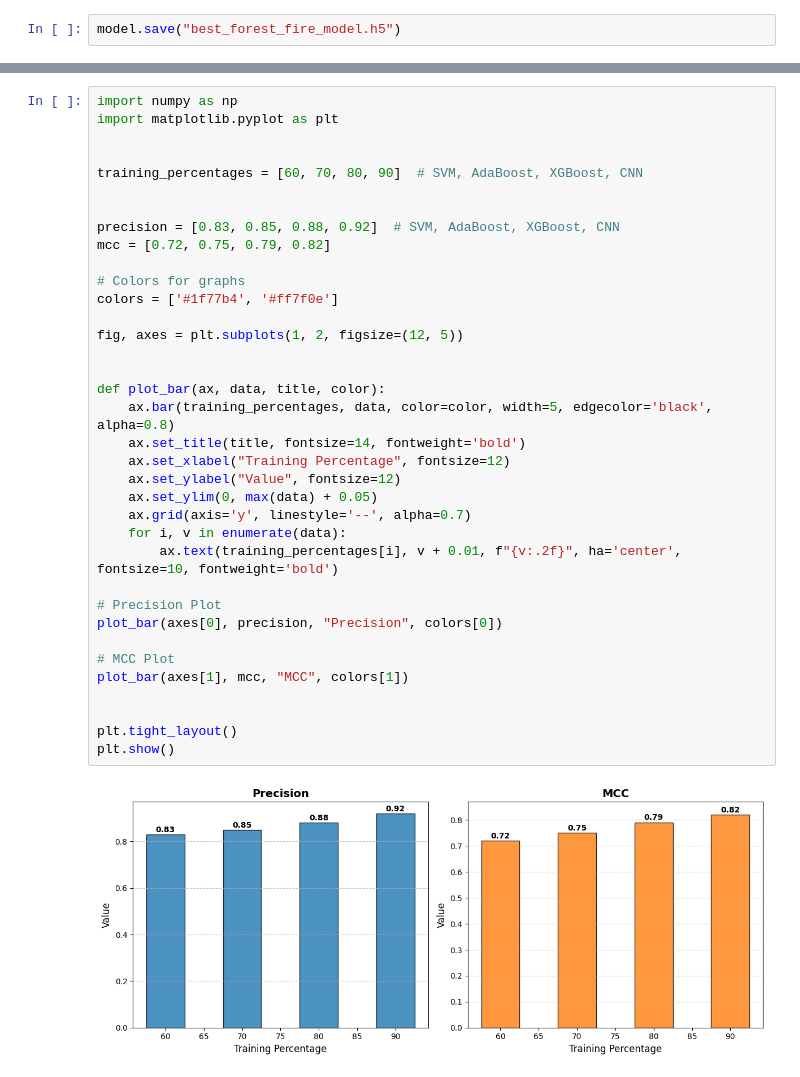
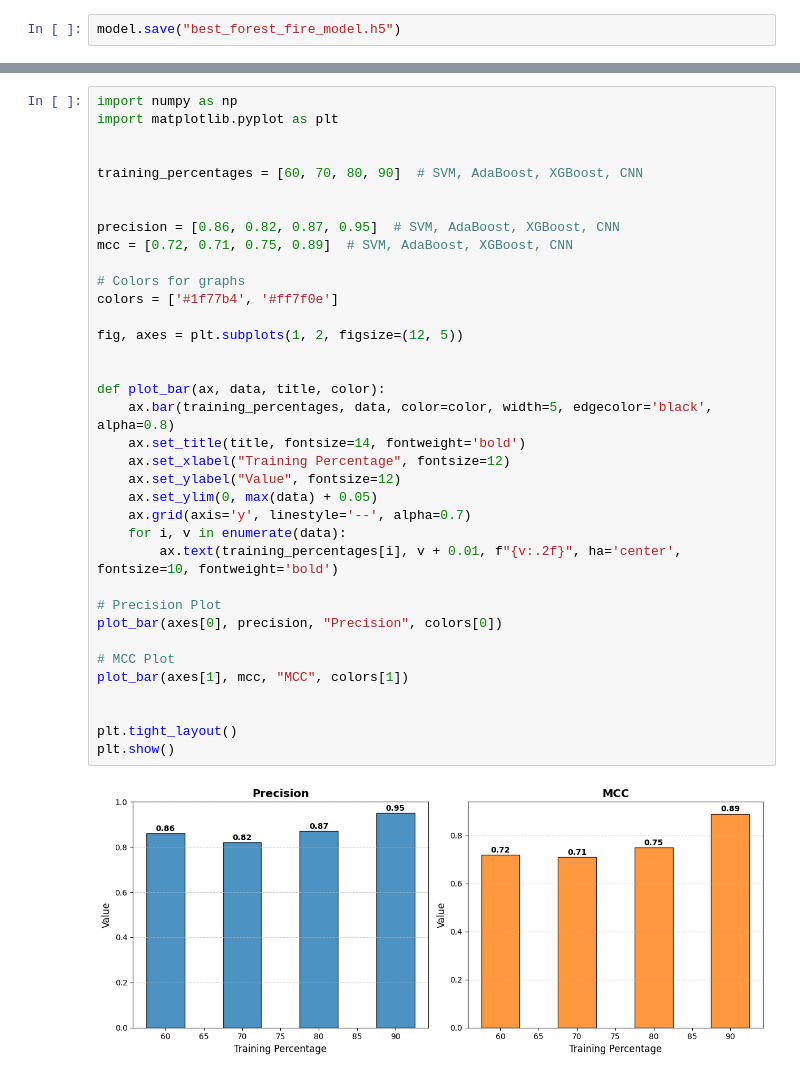
Before and after one commit to sanvicoder/Forest-Fire-Detection, a Jupyter notebook: forest-fire-prediction-project-ml.ipynb, the cells around one changed output, grey strips where cells are left out. Saved outputs shown, nothing was run; the diff lists cells and outputs as text.

```diff
--- a/forest-fire-prediction-project-ml.ipynb
+++ b/forest-fire-prediction-project-ml.ipynb
@@ -587,36 +600,36 @@ import matplotlib.pyplot as plt
 training_percentages = [60, 70, 80, 90]  # SVM, AdaBoost, XGBoost, CNN
 
 
-precision = [0.83, 0.85, 0.88, 0.92]  # SVM, AdaBoost, XGBoost, CNN
-mcc = [0.72, 0.75, 0.79, 0.82]
+precision = [0.86, 0.82, 0.87, 0.95]  # SVM, AdaBoost, XGBoost, CNN
+mcc = [0.72, 0.71, 0.75, 0.89]  # SVM, AdaBoost, XGBoost, CNN
 
 # Colors for graphs
 colors = ['#1f77b4', '#ff7f0e']
 
 fig, axes = plt.subplots(1, 2, figsize=(12, 5))
 
 
 def plot_bar(ax, data, title, color):
     ax.bar(training_percentages, data, color=color, width=5, edgecolor='black', alpha=0.8)
     ax.set_title(title, fontsize=14, fontweight='bold')
     ax.set_xlabel("Training Percentage", fontsize=12)
     ax.set_ylabel("Value", fontsize=12)
     ax.set_ylim(0, max(data) + 0.05)
     ax.grid(axis='y', linestyle='--', alpha=0.7)
     for i, v in enumerate(data):
         ax.text(training_percentages[i], v + 0.01, f"{v:.2f}", ha='center', fontsize=10, fontweight='bold')
 
 # Precision Plot
 plot_bar(axes[0], precision, "Precision", colors[0])
 
 # MCC Plot
 plot_bar(axes[1], mcc, "MCC", colors[1])
 
 
 plt.tight_layout()
 plt.show()
 # %% [output]
-[figure, old version]
+[figure, new version]
 # %%
 import matplotlib.pyplot as plt
 import seaborn as sns
```
Also changed, not shown: parts of 16 cells of this notebook.
